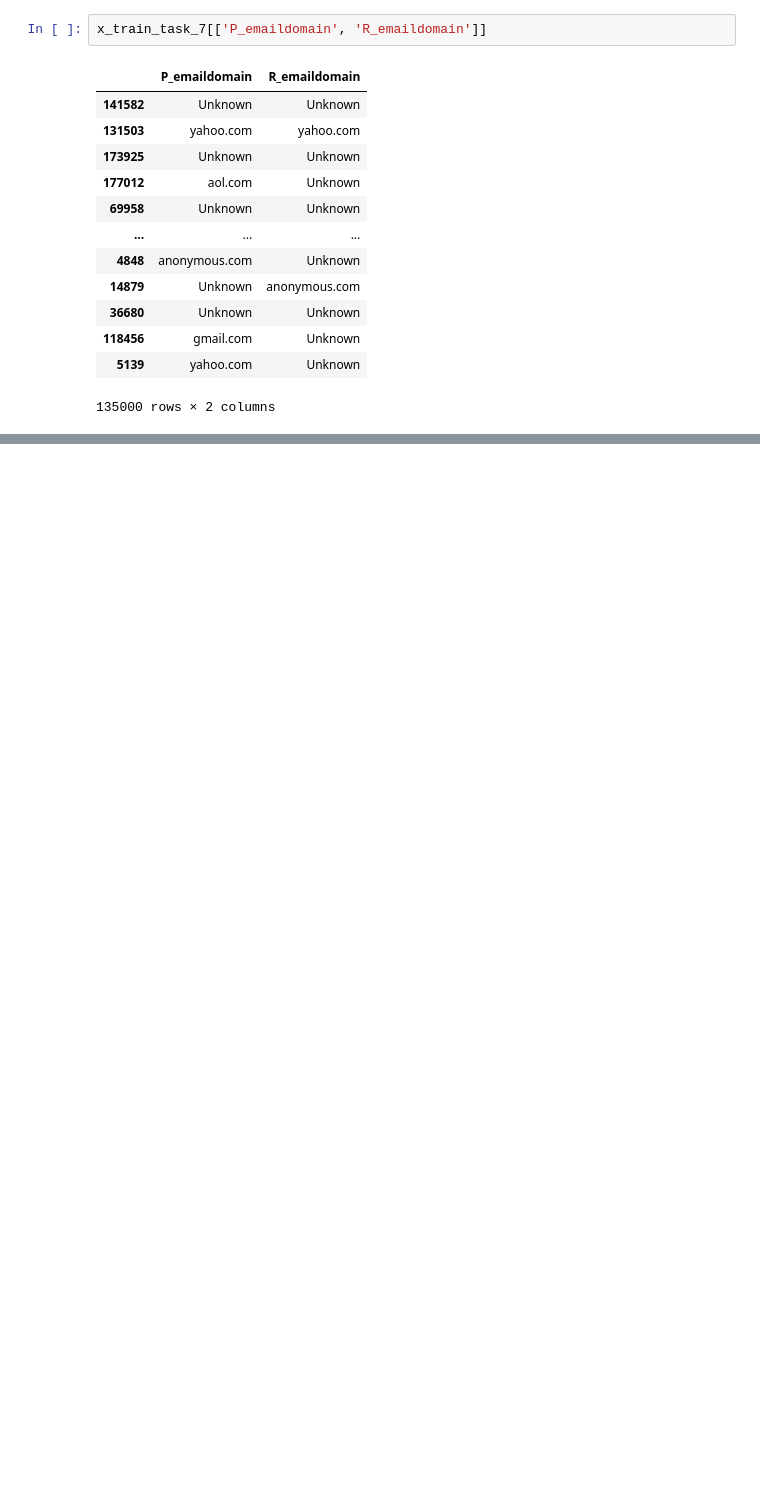
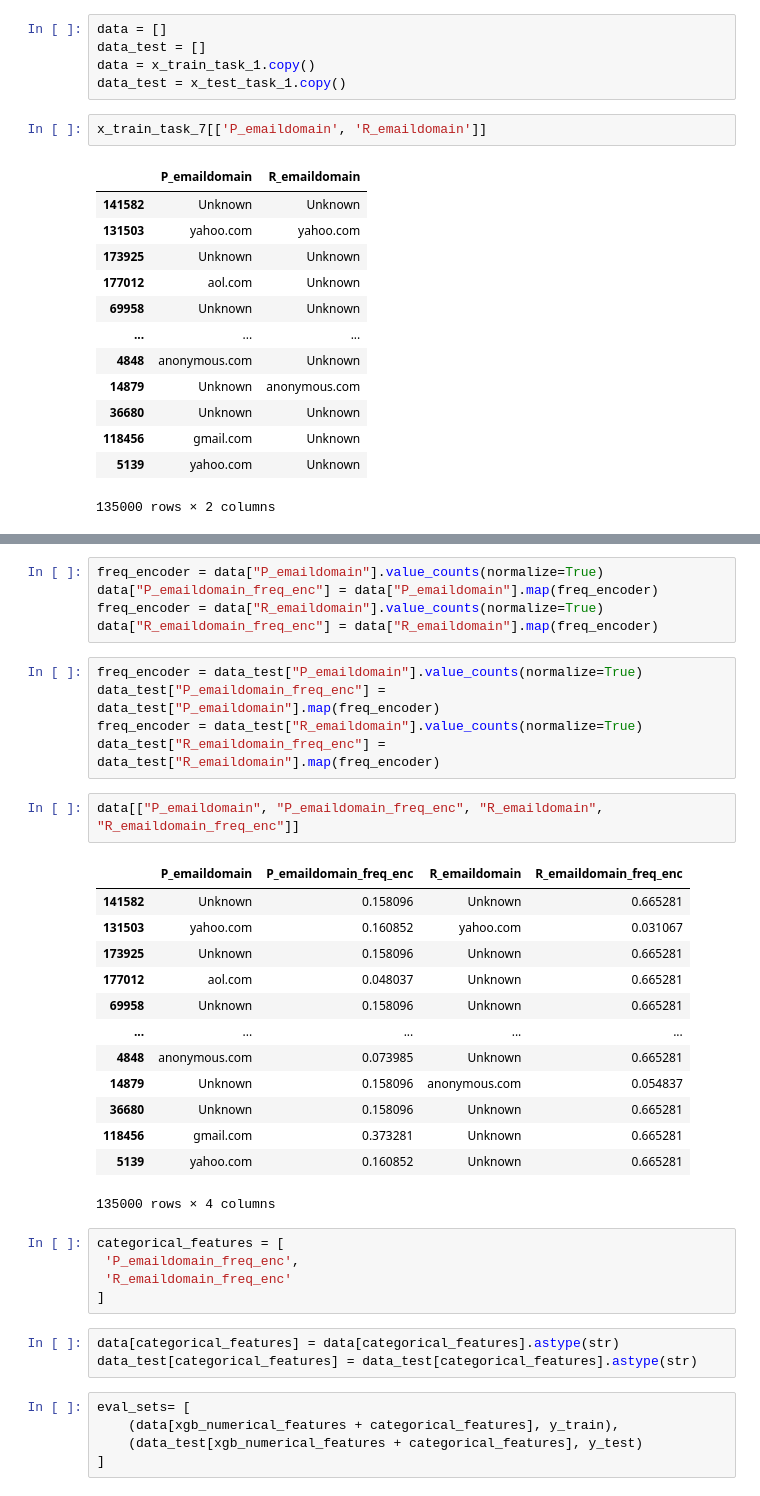
Before and after one commit to SokIL69/Sports-data-analysis-Kaggle-II, a Jupyter notebook: Lesson_5/lesson_5_hw.ipynb, the cells around one changed output, grey strips where cells are left out. Cells and saved outputs as stored; diff of their text form; blank space fills up the shorter version.

```diff
--- a/Lesson_5/lesson_5_hw.ipynb
+++ b/Lesson_5/lesson_5_hw.ipynb
@@ -1529,6 +1524,11 @@ x_train_task_7 = []
 x_test_task_7 = []
 x_train_task_7 = x_train.copy()
 x_test_task_7 = x_test.copy()
+# %%
+data = []
+data_test = []
+data = x_train_task_1.copy()
+data_test = x_test_task_1.copy()
 # %%
 x_train_task_7[['P_emaildomain', 'R_emaildomain']]
 # %% [output]
@@ -1549,0 +1564,39 @@ x_test_task_7[['P_emaildomain', 'R_emaildomain']]
+# %%
+freq_encoder = data["P_emaildomain"].value_counts(normalize=True)
+data["P_emaildomain_freq_enc"] = data["P_emaildomain"].map(freq_encoder)
+freq_encoder = data["R_emaildomain"].value_counts(normalize=True)
+data["R_emaildomain_freq_enc"] = data["R_emaildomain"].map(freq_encoder)
+# %%
+freq_encoder = data_test["P_emaildomain"].value_counts(normalize=True)
+data_test["P_emaildomain_freq_enc"] = data_test["P_emaildomain"].map(freq_encoder)
+freq_encoder = data_test["R_emaildomain"].value_counts(normalize=True)
+data_test["R_emaildomain_freq_enc"] = data_test["R_emaildomain"].map(freq_encoder)
+# %%
+data[["P_emaildomain", "P_emaildomain_freq_enc", "R_emaildomain", "R_emaildomain_freq_enc"]]
+# %% [output]
+|  | P_emaildomain | P_emaildomain_freq_enc | R_emaildomain | R_emaildomain_freq_enc |
+| 141582 | Unknown | 0.158096 | Unknown | 0.665281 |
+| 131503 | yahoo.com | 0.160852 | yahoo.com | 0.031067 |
+| 173925 | Unknown | 0.158096 | Unknown | 0.665281 |
+| 177012 | aol.com | 0.048037 | Unknown | 0.665281 |
+| 69958 | Unknown | 0.158096 | Unknown | 0.665281 |
+| ... | ... | ... | ... | ... |
+| 4848 | anonymous.com | 0.073985 | Unknown | 0.665281 |
+| 14879 | Unknown | 0.158096 | anonymous.com | 0.054837 |
+| 36680 | Unknown | 0.158096 | Unknown | 0.665281 |
+| 118456 | gmail.com | 0.373281 | Unknown | 0.665281 |
+| 5139 | yahoo.com | 0.160852 | Unknown | 0.665281 |
+135000 rows × 4 columns
+# %%
+categorical_features = [
+ 'P_emaildomain_freq_enc',
+ 'R_emaildomain_freq_enc'
+]
+# %%
+data[categorical_features] = data[categorical_features].astype(str)
+data_test[categorical_features] = data_test[categorical_features].astype(str)
+# %%
+eval_sets= [
+    (data[xgb_numerical_features + categorical_features], y_train),
+    (data_test[xgb_numerical_features + categorical_features], y_test)
+]
```
Also changed, not shown: parts of 26 cells of this notebook, 1 other file.
